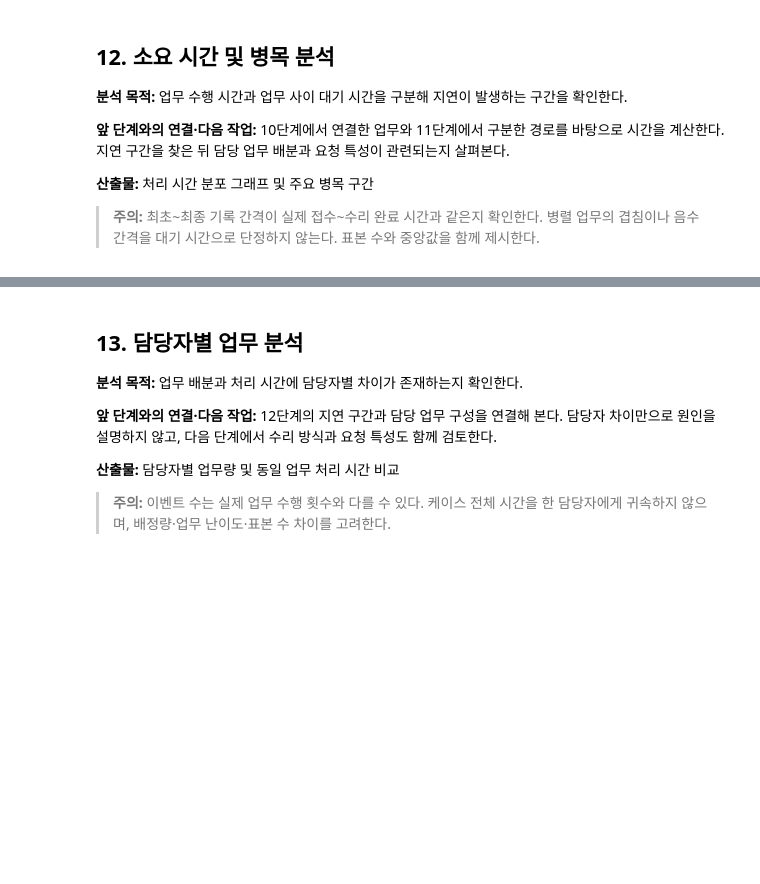
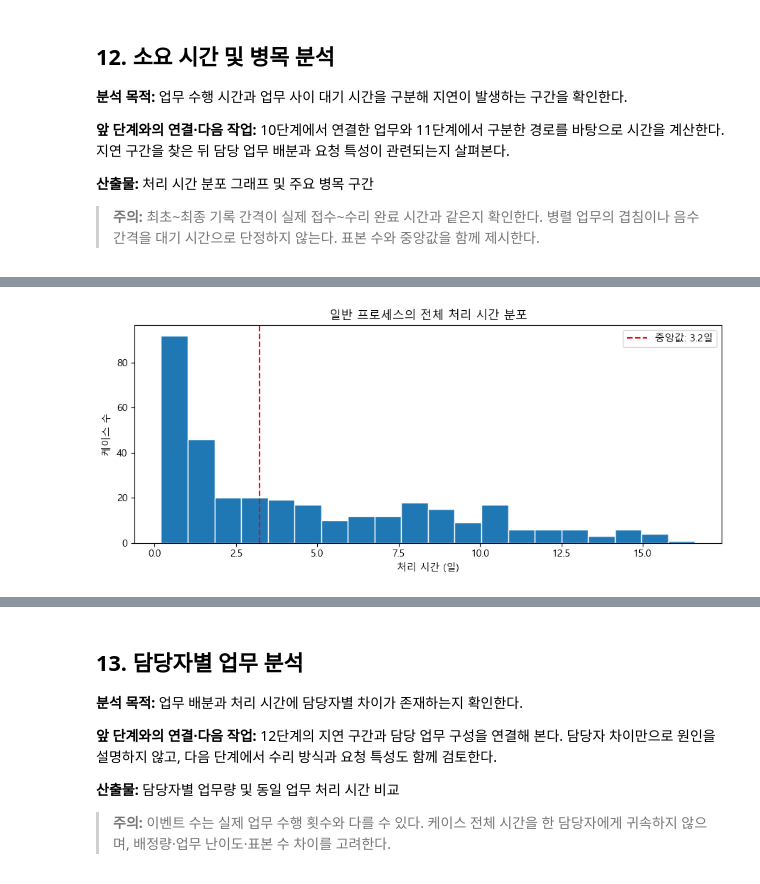
Before and after one commit to roh-git/DA_Assignment, a Jupyter notebook: repair2_분석.ipynb, the cells around one changed output, grey strips where cells are left out. Cells and saved outputs as stored; diff of their text form; code cells hidden in the pictures; blank space fills up the shorter version.

```diff
--- a/repair2_분석.ipynb
+++ b/repair2_분석.ipynb
@@ -2274,0 +2638,25 @@ fig.show()
+# %%
+# 케이스별 전체 처리 시간 분포 (일 단위)
+duration_days = general_duration['관찰_시간'] / 24
+median_days = duration_days.median()
+
+plt.figure(figsize=(9, 4))
+plt.hist(duration_days, bins=20, edgecolor='white')
+
+# 중앙값 표시
+plt.axvline(
+    median_days,
+    color='red',
+    linestyle='--',
+    label=f'중앙값: {median_days:.1f}일'
+)
+
+plt.title('일반 프로세스의 전체 처리 시간 분포')
+plt.xlabel('처리 시간 (일)')
+plt.ylabel('케이스 수')
+plt.legend()
+
+plt.tight_layout()
+plt.show()
+# %% [output]
+[figure, added]
```
Also changed, not shown: parts of 99 cells of this notebook.
